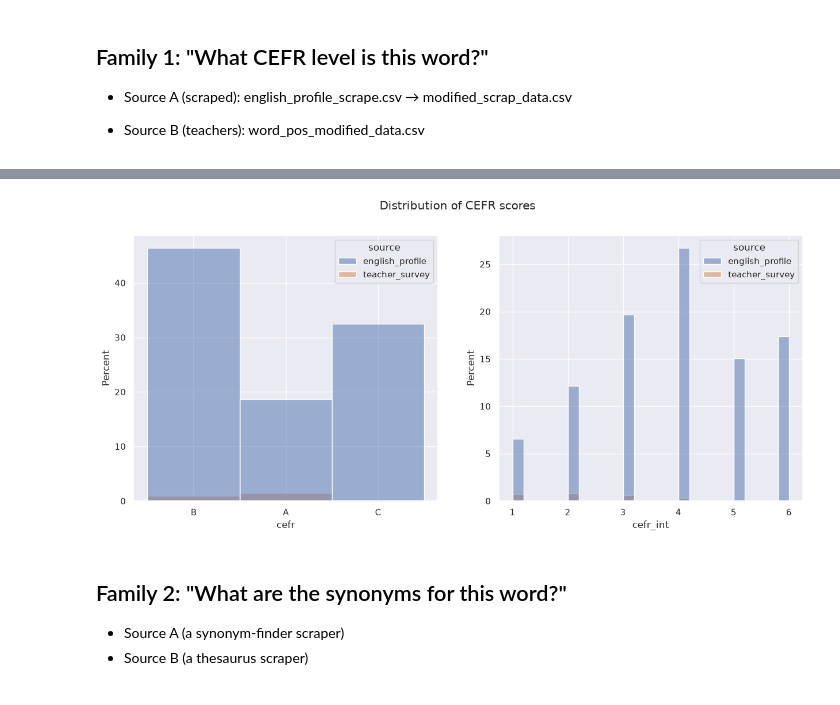
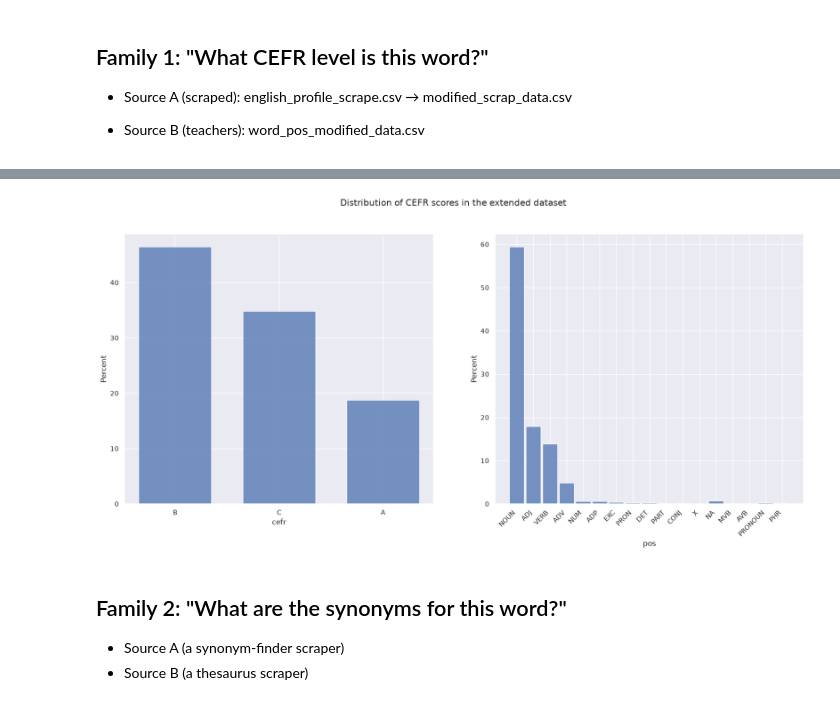
Before and after one commit to SujithGU/Intelli-e-Reader, a Jupyter notebook: notebook/Dataset-EDA.ipynb, the cells around one changed output, grey strips where cells are left out. Cells and saved outputs as stored; diff of their text form; code cells hidden in the pictures.

```diff
--- a/notebook/Dataset-EDA.ipynb
+++ b/notebook/Dataset-EDA.ipynb
@@ -43,0 +159,24 @@ Text(0.5, 1.0, 'Distribution of POS')
+# %%
+# 2: Use EFLLex with NLP4J parts of speech [https://cental.uclouvain.be/cefrlex/efllex/]
+
+efllex_df = pd.read_csv('../data/raw/EFLLex.tsv',sep='\t')
+
+
+drop_list = ['word','tag','total_freq@total','nb_doc@total','face2face@total']
+level_colums = efllex_df.columns.difference(drop_list)
+
+efllex_df['cefr'] = efllex_df[level_colums].idxmax(axis=1).str.rsplit('@').str[-1].str.strip()
+
+feature_list = ['word','tag','total_freq@total','cefr']
+efllex_df = efllex_df[feature_list]
+efllex_df['tag'] = efllex_df['tag'].str.strip()
+efllex_df = efllex_df.rename(columns={
+    'total_freq@total': 'total_freq',
+    'tag':'pos'
+})
+
+efllex_df = efllex_df.sort_values(by='pos',ascending=False,key=lambda x: x.map(efllex_df['pos'].value_counts()))
+efllex_df['pos'] = efllex_df['pos'].replace(ptb_to_universal)
+
+print(f"Shape of the dataset = {efllex_df.shape}")
+efllex_df.head()
@@ -43,0 +383,6 @@ Text(0.5, 1.0, 'Distribution of POS')
+# %%
+# POS distribution
+family1_extended = family1_extended.sort_values(by='pos',ascending=False,key=lambda x: x.map(efllex_df['pos'].value_counts()))
+family1_extended['pos'] = family1_extended['pos'].replace(ptb_to_universal)
+
+plot_pos_distribution(family1_extended)
@@ -44,14 +423,15 @@ Text(0.5, 1.0, 'Distribution of POS')
 # %%
 # Distribution of CEFR level across different data sources
 
-_,ax = plt.subplots(ncols=2,nrows=1,figsize=(15,6))
+_,ax = plt.subplots(ncols=2,nrows=1,figsize=(20,8))
 
-sns.histplot(family1_word_cefr,x='cefr',hue='source',stat='percent',ax=ax[0])
-sns.histplot(family1_word_cefr,x='cefr_int',hue='source',stat='percent',ax=ax[1])
-plt.suptitle('Distribution of CEFR scores')
+sns.histplot(family1_extended,x='cefr',stat='percent',ax=ax[0],multiple='dodge',shrink=0.7)
+sns.histplot(family1_extended,x='pos',stat='percent',ax=ax[1],multiple='dodge',shrink=0.9,)
+plt.suptitle('Distribution of CEFR scores in the extended dataset')
+plt.xticks(rotation=45,ha='right')
 plt.show()
 # %% [output]
-[figure, old version]
+[figure, new version]
 # %% [markdown]
 ## Family 2: "What are the synonyms for this word?"
 
```
Also changed, not shown: parts of 29 cells of this notebook, 9 other files.
